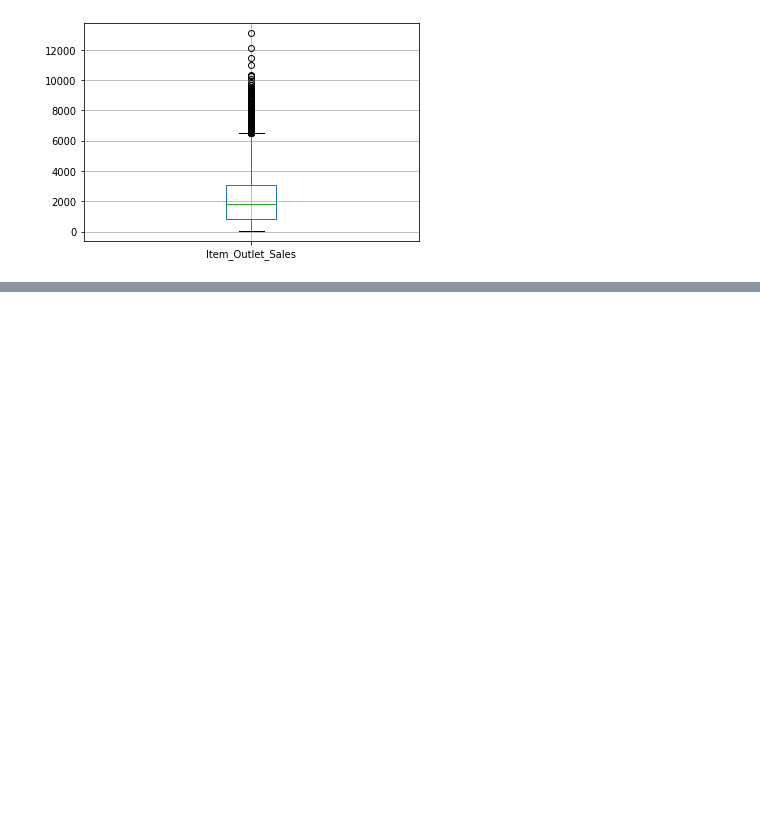
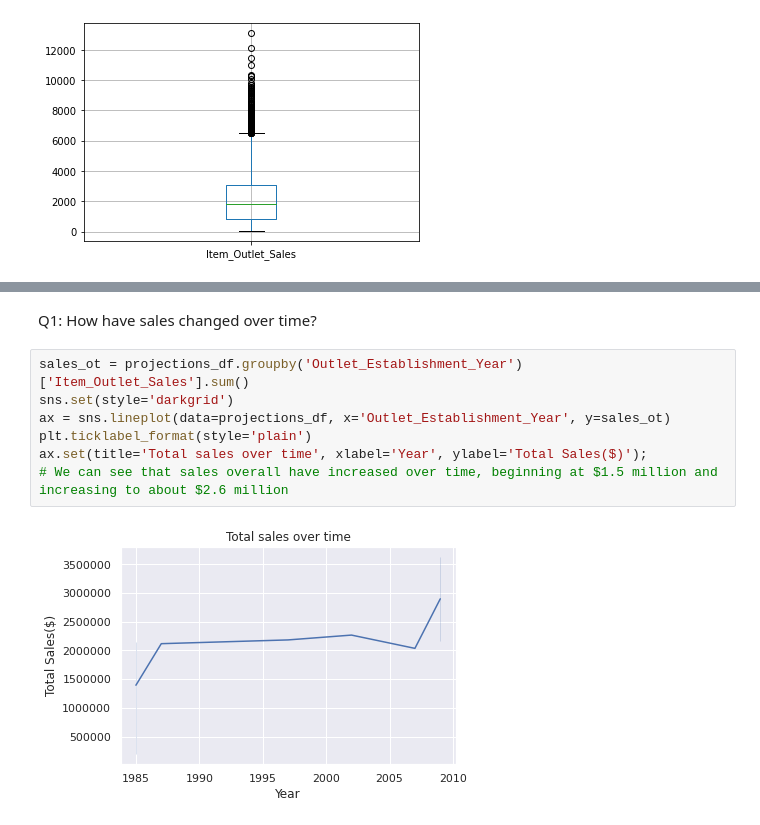
Before and after one commit to Acottle1031/Sales-Predictions-Project, a Jupyter notebook: SalesProjectionProject.ipynb, the cells around one changed output, grey strips where cells are left out. Saved outputs shown, nothing was run; the diff lists cells and outputs as text; blank space fills up the shorter version.

```diff
--- a/SalesProjectionProject.ipynb
+++ b/SalesProjectionProject.ipynb
@@ -154,0 +176,11 @@ projections_df.boxplot('Item_Outlet_Sales');
+# %% [markdown]
+Q1: How have sales changed over time?
+# %%
+sales_ot = projections_df.groupby('Outlet_Establishment_Year')['Item_Outlet_Sales'].sum()
+sns.set(style='darkgrid')
+ax = sns.lineplot(data=projections_df, x='Outlet_Establishment_Year', y=sales_ot)
+plt.ticklabel_format(style='plain')
+ax.set(title='Total sales over time', xlabel='Year', ylabel='Total Sales($)');
+# We can see that sales overall have increased over time, beginning at $1.5 million and increasing to about $2.6 million
+# %% [output]
+[figure, added]
```
Also changed, not shown: parts of 24 cells of this notebook.
